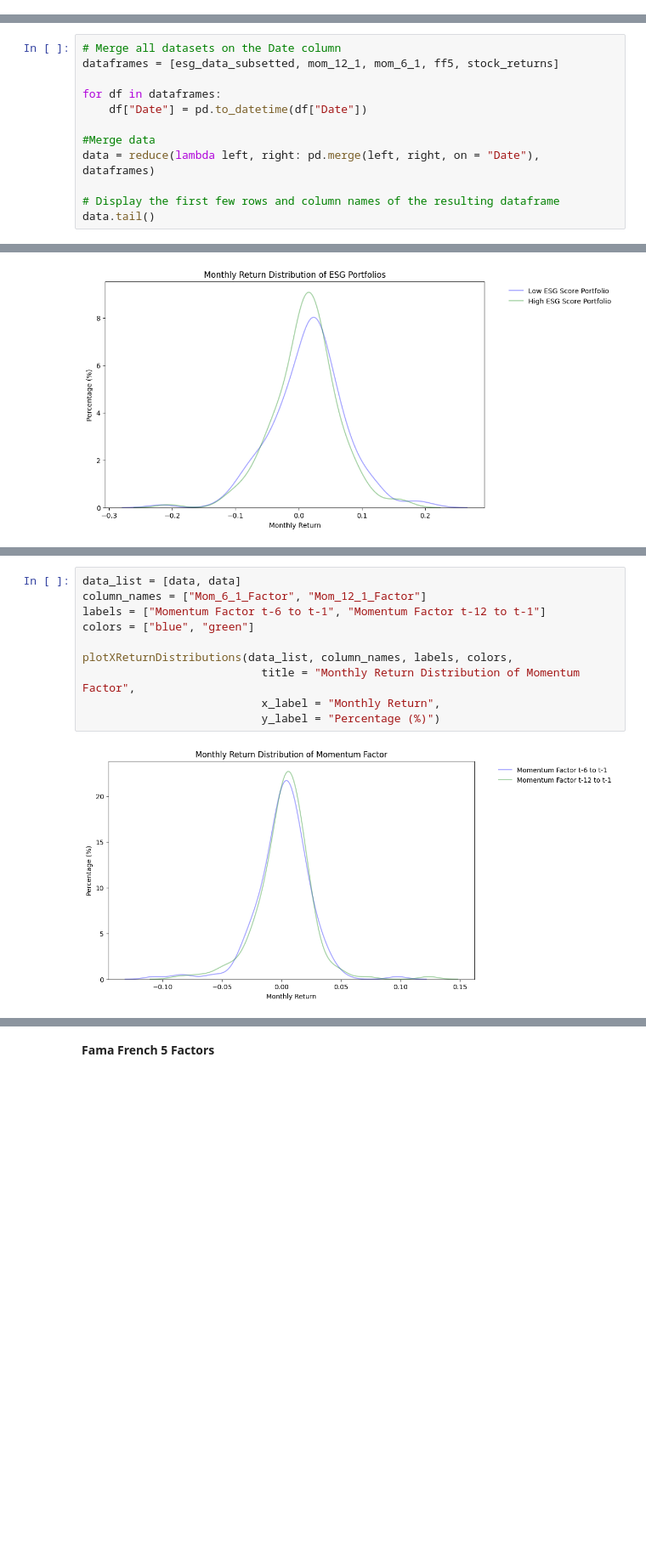
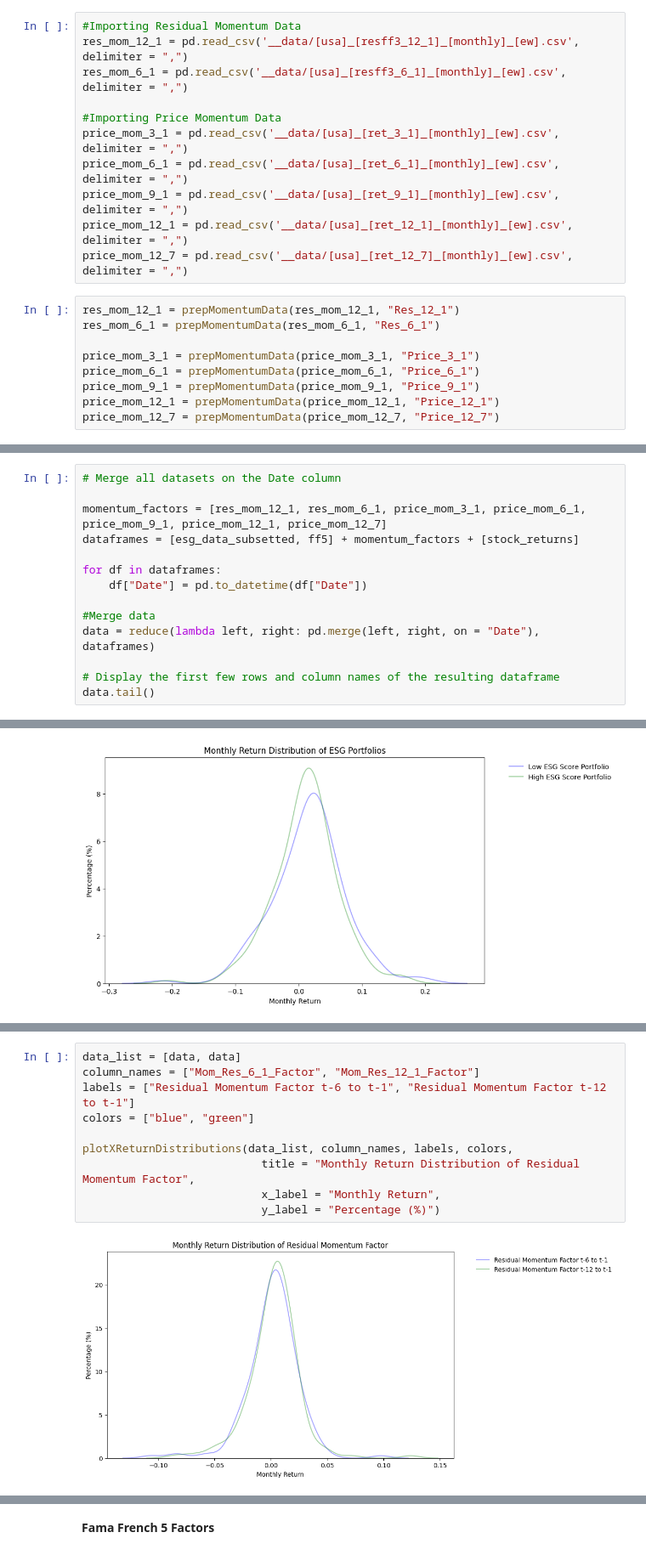
Before and after one commit to lkrsl/multi_factor_modelling_esg_factor_development, a Jupyter notebook: Part2_Factor_Analysis_V3.ipynb, the cells around one changed output, grey strips where cells are left out. Shown at 85% size. Drawn from its saved outputs; the diff is of its cells as text; blank space fills up the shorter version.

Commit message:
Added multiple Momentum Factors

```diff
--- a/Part2_Factor_Analysis_V3.ipynb
+++ b/Part2_Factor_Analysis_V3.ipynb
@@ -99 +93,21 @@ mom_12_1 = prepMomentumData(mom_12_1, "12_1")
+# %%
+#Importing Residual Momentum Data
+res_mom_12_1 = pd.read_csv('__data/[usa]_[resff3_12_1]_[monthly]_[ew].csv', delimiter = ",")
+res_mom_6_1 = pd.read_csv('__data/[usa]_[resff3_6_1]_[monthly]_[ew].csv', delimiter = ",")
+
+#Importing Price Momentum Data
+price_mom_3_1 = pd.read_csv('__data/[usa]_[ret_3_1]_[monthly]_[ew].csv', delimiter = ",")
+price_mom_6_1 = pd.read_csv('__data/[usa]_[ret_6_1]_[monthly]_[ew].csv', delimiter = ",")
+price_mom_9_1 = pd.read_csv('__data/[usa]_[ret_9_1]_[monthly]_[ew].csv', delimiter = ",")
+price_mom_12_1 = pd.read_csv('__data/[usa]_[ret_12_1]_[monthly]_[ew].csv', delimiter = ",")
+price_mom_12_7 = pd.read_csv('__data/[usa]_[ret_12_7]_[monthly]_[ew].csv', delimiter = ",")
+# %%
+res_mom_12_1 = prepMomentumData(res_mom_12_1, "Res_12_1")
+res_mom_6_1 = prepMomentumData(res_mom_6_1, "Res_6_1")
+
+price_mom_3_1 = prepMomentumData(price_mom_3_1, "Price_3_1")
+price_mom_6_1 = prepMomentumData(price_mom_6_1, "Price_6_1")
+price_mom_9_1 = prepMomentumData(price_mom_9_1, "Price_9_1")
+price_mom_12_1 = prepMomentumData(price_mom_12_1, "Price_12_1")
+price_mom_12_7 = prepMomentumData(price_mom_12_7, "Price_12_7")
 # %%
@@ -147,7 +161,9 @@ ff5.head()
 ### **1.5 Merging Data**
 # %%
 # Merge all datasets on the Date column
-dataframes = [esg_data_subsetted, mom_12_1, mom_6_1, ff5, stock_returns]
+
+momentum_factors = [res_mom_12_1, res_mom_6_1, price_mom_3_1, price_mom_6_1, price_mom_9_1, price_mom_12_1, price_mom_12_7]
+dataframes = [esg_data_subsetted, ff5] + momentum_factors + [stock_returns]
 
 for df in dataframes:
     df["Date"] = pd.to_datetime(df["Date"])
@@ -217,12 +233,12 @@ plotXReturnDistributions(data_list, column_names, labels, colors,
 # %%
 data_list = [data, data]
-column_names = ["Mom_6_1_Factor", "Mom_12_1_Factor"]
-labels = ["Momentum Factor t-6 to t-1", "Momentum Factor t-12 to t-1"]
+column_names = ["Mom_Res_6_1_Factor", "Mom_Res_12_1_Factor"]
+labels = ["Residual Momentum Factor t-6 to t-1", "Residual Momentum Factor t-12 to t-1"]
 colors = ["blue", "green"]
 
 plotXReturnDistributions(data_list, column_names, labels, colors,
-                           title = "Monthly Return Distribution of Momentum Factor",
+                           title = "Monthly Return Distribution of Residual Momentum Factor",
                            x_label = "Monthly Return",
                            y_label = "Percentage (%)")
 # %% [output]
-[figure, old version]
+[figure, new version]
```
Also changed, not shown: parts of 38 cells of this notebook.
